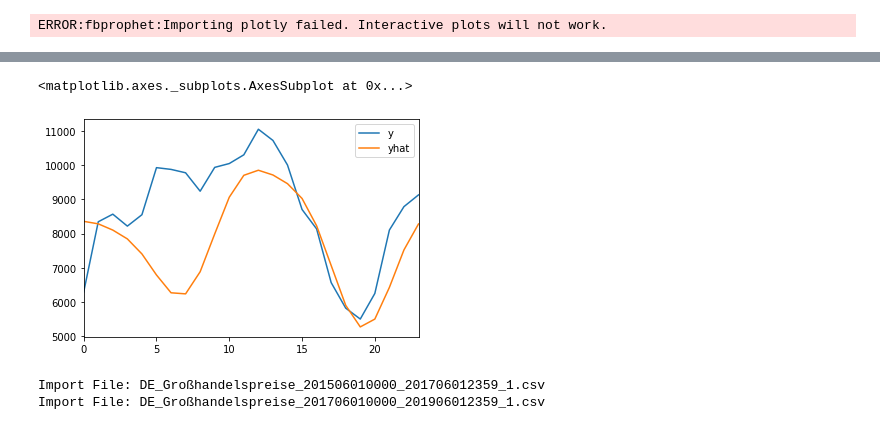
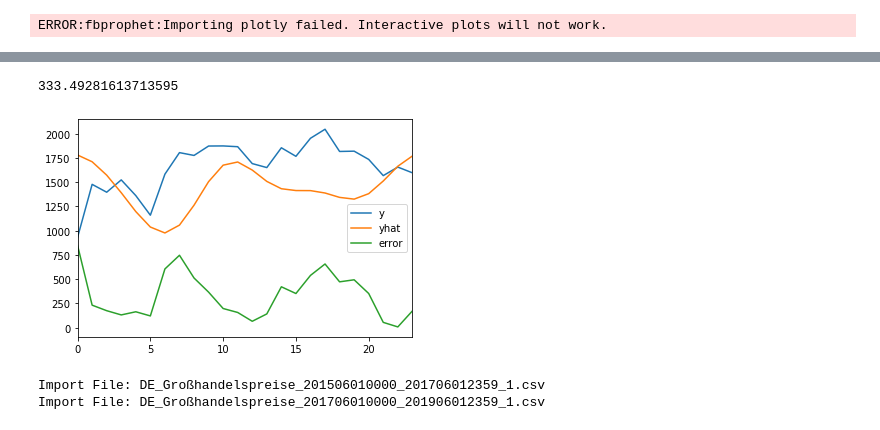
Before and after one commit to LE-KIT/BDA, a Jupyter notebook: notebooks/laurin/Testing Prophet.ipynb, the cells around one changed output, grey strips where cells are left out. Cells and saved outputs as stored; diff of their text form; code cells hidden in the pictures.

Commit message:
prophet loading and random forest

```diff
--- a/notebooks/laurin/Testing Prophet.ipynb
+++ b/notebooks/laurin/Testing Prophet.ipynb
@@ -133,0 +263,2 @@ m.fit(df)
+# %%
+models = read_prophet_models("./models")
@@ -134,6 +267,6 @@ m.fit(df)
 # %%
 future = pd.DataFrame({"ds": pd.date_range(start=datetime(2018,1,31,0,0,0), end=datetime(2018,1,31,23,0,0), freq="1H")})
 # %%
-forecast = m.predict(future)
+forecast = models[0]["m"].predict(future)
 forecast[['ds', 'yhat', 'yhat_lower', 'yhat_upper']].tail()
 # %% [output]
@@ -146,9 +274,12 @@ forecast[['ds', 'yhat', 'yhat_lower', 'yhat_upper']].tail()
-# %%
-predictions=forecast.merge(df)[['ds','yhat','y']]
-predictions[['y','yhat']].plot()
-# %% [output]
-<matplotlib.axes._subplots.AxesSubplot at 0x...>
-[figure, removed]
+# %%
+from sklearn.metrics import mean_absolute_error
+predictions=forecast.merge(models[0]["data"])[['ds','yhat','y']]
+predictions["error"]=np.absolute(predictions["y"] - predictions["yhat"])
+predictions[["y","yhat","error"]].plot()
+print(mean_absolute_error(y_true=predictions["y"], y_pred=predictions["yhat"]))
+# %% [output]
+333.49281613713595
+[figure, added]
 # %%
 # %% [output]
 Import File: DE_Großhandelspreise_201506010000_201706012359_1.csv
```
Also changed, not shown: parts of 9 cells of this notebook, 3 other files.
